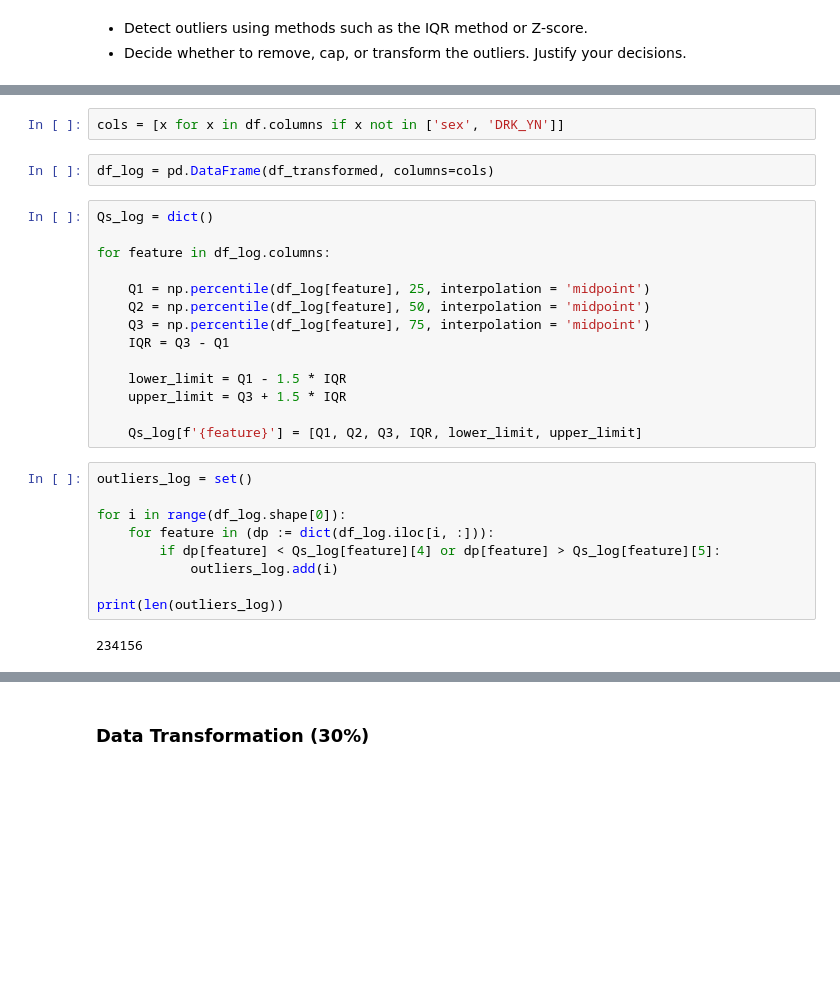
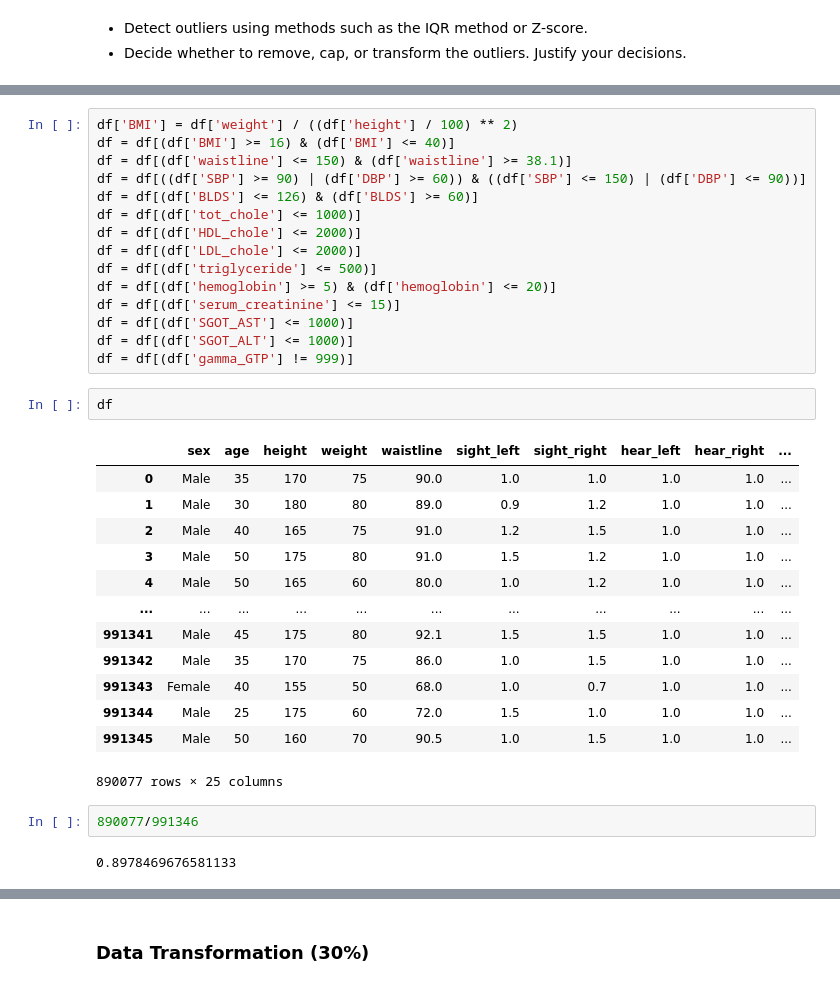
Before and after one commit to sebalexsmith/IT3212, a Jupyter notebook: assignment_1/work.ipynb, the cells around one changed output, grey strips where cells are left out. Cells and saved outputs as stored; diff of their text form; blank space fills up the shorter version.

Commit message:
Finished removing outliers

```diff
--- a/assignment_1/work.ipynb
+++ b/assignment_1/work.ipynb
@@ -204,29 +163,35 @@ df_transformed = pt.fit_transform(df.select_dtypes(include="number"))
-# %%
-cols = [x for x in df.columns if x not in ['sex', 'DRK_YN']]
-# %%
-df_log = pd.DataFrame(df_transformed, columns=cols)
-# %%
-Qs_log = dict()
-
-for feature in df_log.columns:
-
-    Q1 = np.percentile(df_log[feature], 25, interpolation = 'midpoint')
-    Q2 = np.percentile(df_log[feature], 50, interpolation = 'midpoint')
-    Q3 = np.percentile(df_log[feature], 75, interpolation = 'midpoint')
-    IQR = Q3 - Q1
-
-    lower_limit = Q1 - 1.5 * IQR
-    upper_limit = Q3 + 1.5 * IQR
-
-    Qs_log[f'{feature}'] = [Q1, Q2, Q3, IQR, lower_limit, upper_limit]
-# %%
-outliers_log = set()
-
-for i in range(df_log.shape[0]):
-    for feature in (dp := dict(df_log.iloc[i, :])):
-        if dp[feature] < Qs_log[feature][4] or dp[feature] > Qs_log[feature][5]:
-            outliers_log.add(i)
-
-print(len(outliers_log))
-# %% [output]
-234156
+# %%
+df['BMI'] = df['weight'] / ((df['height'] / 100) ** 2)
+df = df[(df['BMI'] >= 16) & (df['BMI'] <= 40)]
+df = df[(df['waistline'] <= 150) & (df['waistline'] >= 38.1)]
+df = df[((df['SBP'] >= 90) | (df['DBP'] >= 60)) & ((df['SBP'] <= 150) | (df['DBP'] <= 90))]
+df = df[(df['BLDS'] <= 126) & (df['BLDS'] >= 60)]
+df = df[(df['tot_chole'] <= 1000)]
+df = df[(df['HDL_chole'] <= 2000)]
+df = df[(df['LDL_chole'] <= 2000)]
+df = df[(df['triglyceride'] <= 500)]
+df = df[(df['hemoglobin'] >= 5) & (df['hemoglobin'] <= 20)]
+df = df[(df['serum_creatinine'] <= 15)]
+df = df[(df['SGOT_AST'] <= 1000)]
+df = df[(df['SGOT_ALT'] <= 1000)]
+df = df[(df['gamma_GTP'] != 999)]
+# %%
+df
+# %% [output]
+|  | sex | age | height | weight | waistline | sight_left | sight_right | hear_left | hear_right | ... |
+| 0 | Male | 35 | 170 | 75 | 90.0 | 1.0 | 1.0 | 1.0 | 1.0 | ... |
+| 1 | Male | 30 | 180 | 80 | 89.0 | 0.9 | 1.2 | 1.0 | 1.0 | ... |
+| 2 | Male | 40 | 165 | 75 | 91.0 | 1.2 | 1.5 | 1.0 | 1.0 | ... |
+| 3 | Male | 50 | 175 | 80 | 91.0 | 1.5 | 1.2 | 1.0 | 1.0 | ... |
+| 4 | Male | 50 | 165 | 60 | 80.0 | 1.0 | 1.2 | 1.0 | 1.0 | ... |
+| ... | ... | ... | ... | ... | ... | ... | ... | ... | ... | ... |
+| 991341 | Male | 45 | 175 | 80 | 92.1 | 1.5 | 1.5 | 1.0 | 1.0 | ... |
+| 991342 | Male | 35 | 170 | 75 | 86.0 | 1.0 | 1.5 | 1.0 | 1.0 | ... |
+| 991343 | Female | 40 | 155 | 50 | 68.0 | 1.0 | 0.7 | 1.0 | 1.0 | ... |
+| 991344 | Male | 25 | 175 | 60 | 72.0 | 1.5 | 1.0 | 1.0 | 1.0 | ... |
+| 991345 | Male | 50 | 160 | 70 | 90.5 | 1.0 | 1.5 | 1.0 | 1.0 | ... |
+890077 rows × 25 columns
+# %%
+890077/991346
+# %% [output]
+0.8978469676581133
```
Also changed, not shown: parts of 13 cells of this notebook.
